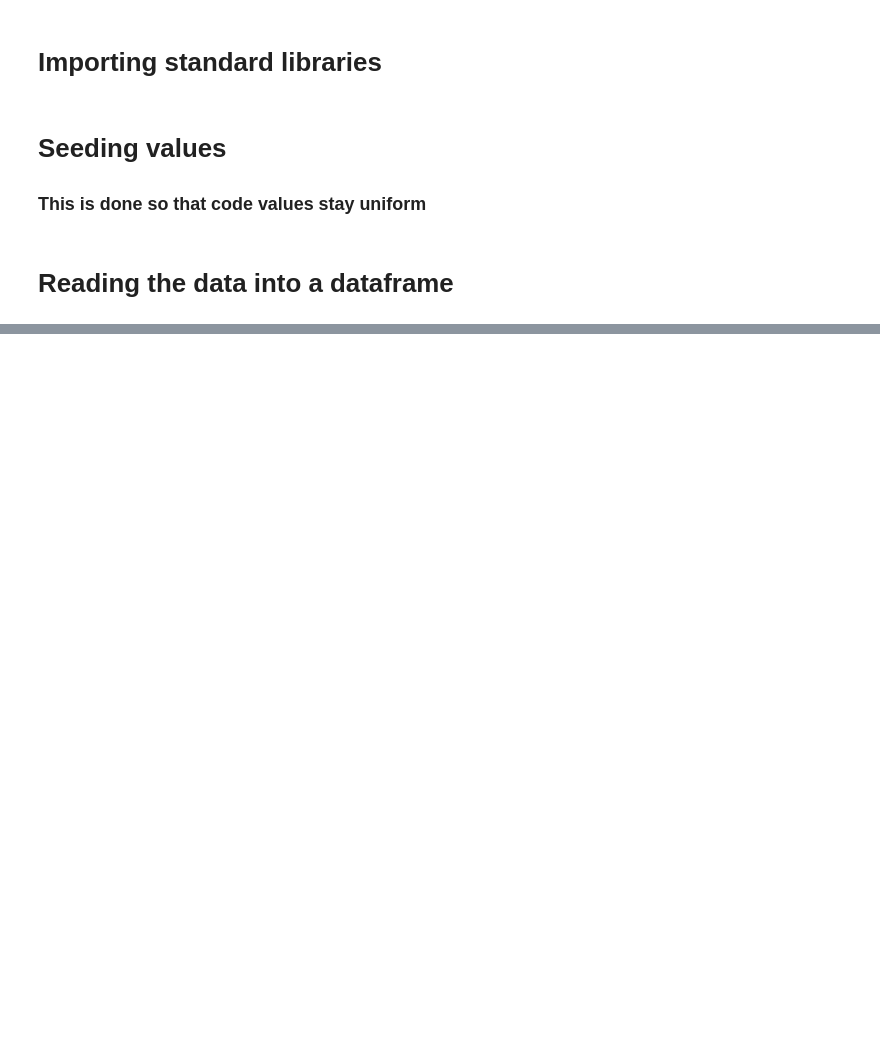
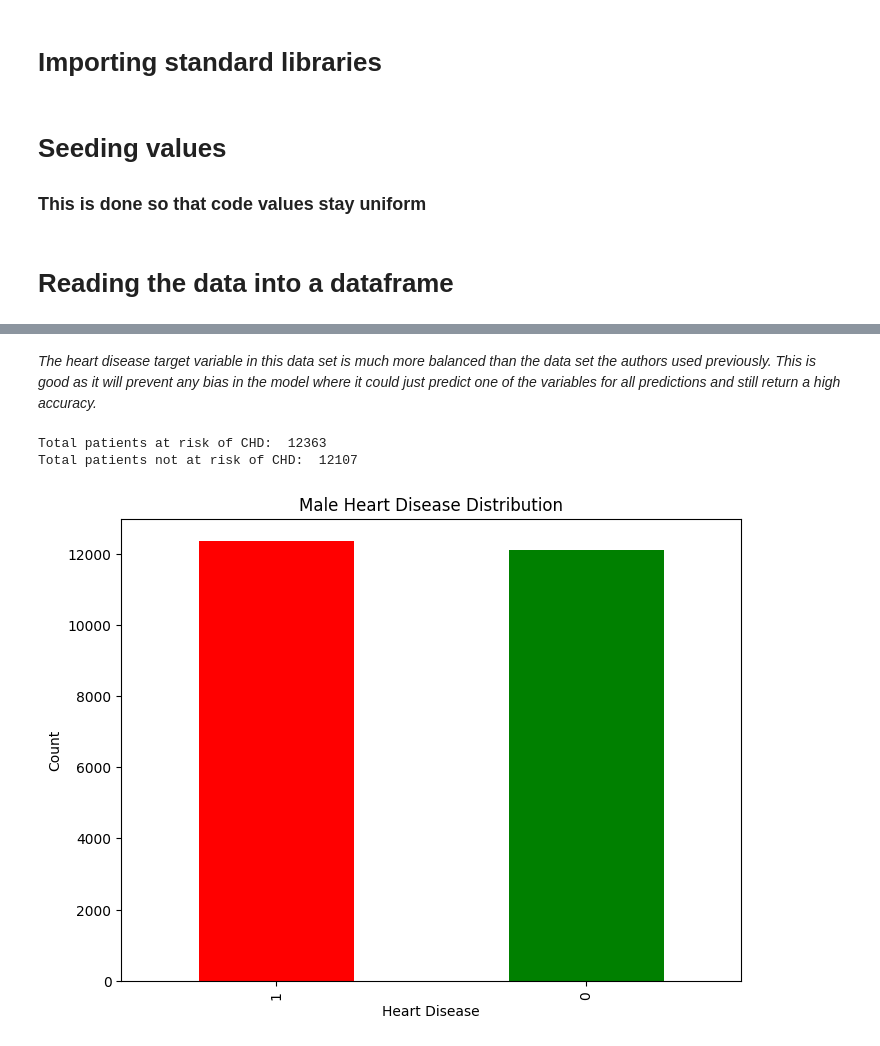
Before and after one commit to bradymiller2310/DS340_Project, a Jupyter notebook: Copy_of_Siamese.ipynb, the cells around one changed output, grey strips where cells are left out. Cells and saved outputs as stored; diff of their text form; code cells hidden in the pictures; blank space fills up the shorter version.

Commit message:
code with new dataset (issues with RAM)

```diff
--- a/Copy_of_Siamese.ipynb
+++ b/Copy_of_Siamese.ipynb
@@ -322,0 +66,6 @@ print([len(p01), len(p00), len(p11)])
+# %%
+# creating dataset of just men
+df_men = df[df['gender'] == 2]
+
+# creating dataset of just women
+df_women = df[df['gender'] == 1]
@@ -322,0 +122,23 @@ print([len(p01), len(p00), len(p11)])
+# %% [markdown]
+*The heart disease target variable in this data set is much more balanced than the data set the authors used previously. This is good as it will prevent any bias in the model where it could just predict one of the variables for all predictions and still return a high accuracy.*
+# %%
+hd_counts = df_men['cardio'].value_counts()
+
+from collections import Counter
+tv_count = Counter(df_men['cardio'])
+print('Total patients at risk of CHD: ', tv_count[1])
+print('Total patients not at risk of CHD: ', tv_count[0])
+
+# Plotting
+plt.figure(figsize=(8,6))
+hd_counts.plot(kind='bar', color=['red', 'green'])
+plt.title('Male Heart Disease Distribution')
+plt.xlabel('Heart Disease')
+plt.ylabel('Count')
+
+# Display the plot
+plt.show()
+# %% [output]
+Total patients at risk of CHD:  12363
+Total patients not at risk of CHD:  12107
+[figure, added]
```
Also changed, not shown: parts of 65 cells of this notebook.
